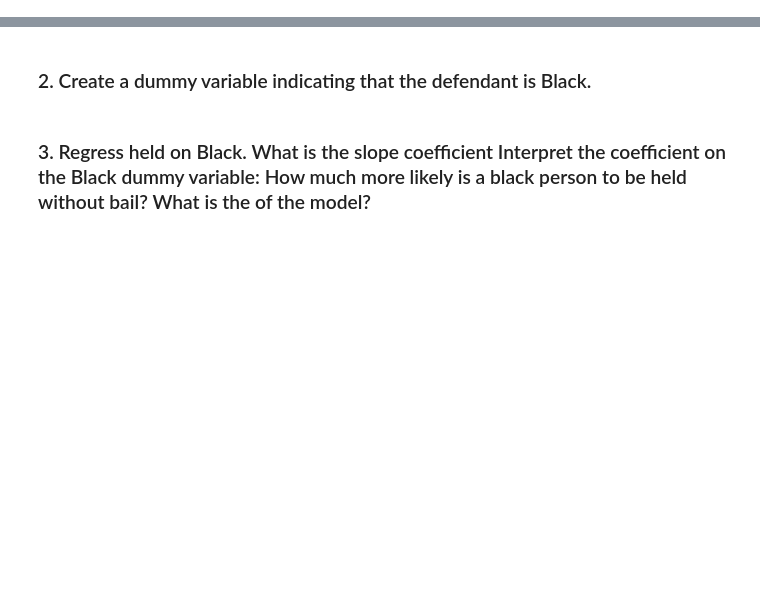
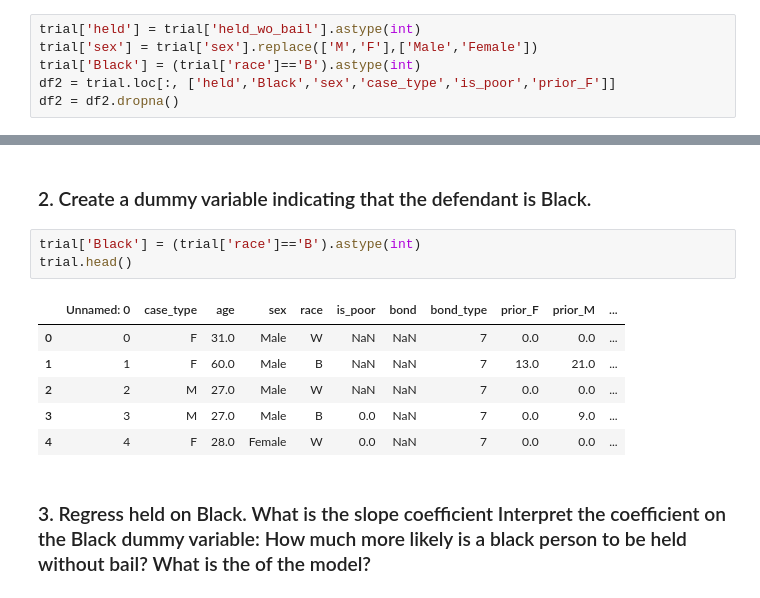
Before and after one commit to Catherine-Nguyen88/linearRegression, a Jupyter notebook: assignment.ipynb, the cells around one changed output, grey strips where cells are left out. Cells and saved outputs as stored; diff of their text form; blank space fills up the shorter version.

```diff
--- a/assignment.ipynb
+++ b/assignment.ipynb
@@ -247,0 +259,6 @@ What happens to the coefficient on the Black dummy variable as you include more
+# %%
+trial['held'] = trial['held_wo_bail'].astype(int)
+trial['sex'] = trial['sex'].replace(['M','F'],['Male','Female'])
+trial['Black'] = (trial['race']=='B').astype(int)
+df2 = trial.loc[:, ['held','Black','sex','case_type','is_poor','prior_F']]
+df2 = df2.dropna()
@@ -248,4 +280,14 @@ What happens to the coefficient on the Black dummy variable as you include more
 # %% [markdown]
 ### 2. Create a dummy variable indicating that the defendant is Black.
+# %%
+trial['Black'] = (trial['race']=='B').astype(int)
+trial.head()
+# %% [output]
+|  | Unnamed: 0 | case_type | age | sex | race | is_poor | bond | bond_type | prior_F | prior_M | ... |
+| 0 | 0 | F | 31.0 | Male | W | NaN | NaN | 7 | 0.0 | 0.0 | ... |
+| 1 | 1 | F | 60.0 | Male | B | NaN | NaN | 7 | 13.0 | 21.0 | ... |
+| 2 | 2 | M | 27.0 | Male | W | NaN | NaN | 7 | 0.0 | 0.0 | ... |
+| 3 | 3 | M | 27.0 | Male | B | 0.0 | NaN | 7 | 0.0 | 9.0 | ... |
+| 4 | 4 | F | 28.0 | Female | W | 0.0 | NaN | 7 | 0.0 | 0.0 | ... |
 # %% [markdown]
 ### 3. Regress held on Black. What is the slope coefficient Interpret the coefficient on the Black dummy variable: How much more likely is a black person to be held without bail? What is the of the model?
```
Also changed, not shown: parts of 14 cells of this notebook.
